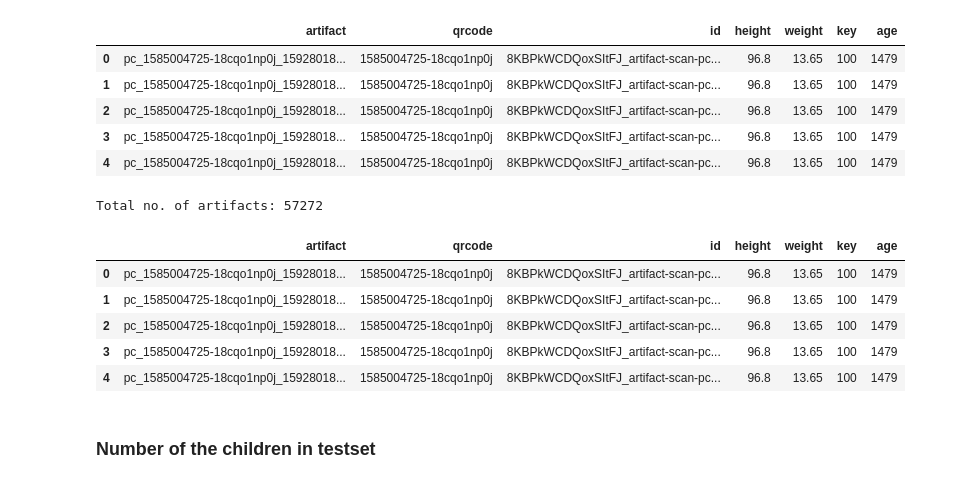
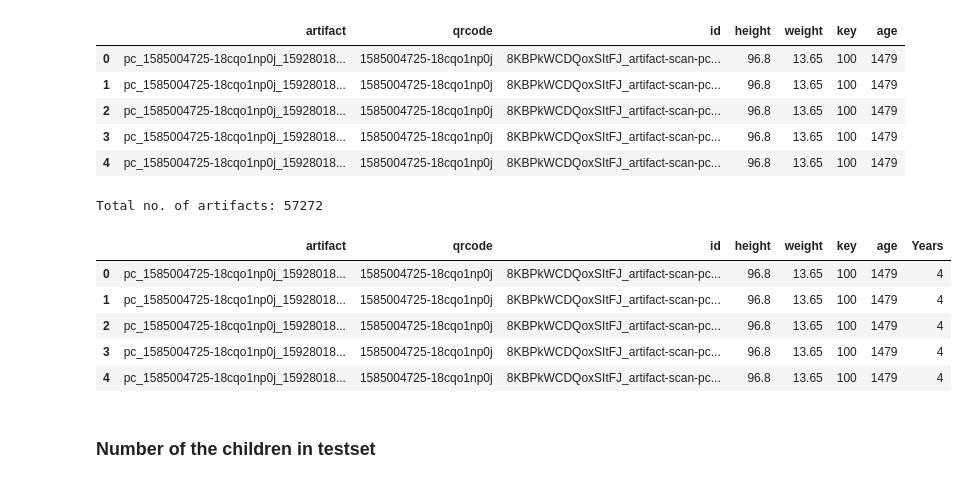
Before and after one commit to Welthungerhilfe/cgm-ml, a Jupyter notebook: src/data_utils/dataset_EDA/anon-depthmap-testset/EDA_anon-depthmap-testset.ipynb, the cells around one changed output. Drawn from its saved outputs; the diff is of its cells as text; code cells hidden in the pictures.

```diff
--- a/src/data_utils/dataset_EDA/anon-depthmap-testset/EDA_anon-depthmap-testset.ipynb
+++ b/src/data_utils/dataset_EDA/anon-depthmap-testset/EDA_anon-depthmap-testset.ipynb
@@ -46,15 +43,16 @@ testdata.head()
 # %%
 artifacts = pd.read_csv(DATASET_PATH / 'labels/testing.csv')
 print("Total no. of artifacts:", len(artifacts))
+artifacts['Years'] = artifacts.apply(convert_age_from_days_to_years, axis=1)
 artifacts.head()
 # %% [output]
 Total no. of artifacts: 57272
-|  | artifact | qrcode | id | height | weight | key | age |
-| 0 | pc_1585004725-18cqo1np0j_15928018... | 1585004725-18cqo1np0j | 8KBPkWCDQoxSItFJ_artifact-scan-pc... | 96.8 | 13.65 | 100 | 1479 |
-| 1 | pc_1585004725-18cqo1np0j_15928018... | 1585004725-18cqo1np0j | 8KBPkWCDQoxSItFJ_artifact-scan-pc... | 96.8 | 13.65 | 100 | 1479 |
-| 2 | pc_1585004725-18cqo1np0j_15928018... | 1585004725-18cqo1np0j | 8KBPkWCDQoxSItFJ_artifact-scan-pc... | 96.8 | 13.65 | 100 | 1479 |
-| 3 | pc_1585004725-18cqo1np0j_15928018... | 1585004725-18cqo1np0j | 8KBPkWCDQoxSItFJ_artifact-scan-pc... | 96.8 | 13.65 | 100 | 1479 |
-| 4 | pc_1585004725-18cqo1np0j_15928018... | 1585004725-18cqo1np0j | 8KBPkWCDQoxSItFJ_artifact-scan-pc... | 96.8 | 13.65 | 100 | 1479 |
+|  | artifact | qrcode | id | height | weight | key | age | Years |
+| 0 | pc_1585004725-18cqo1np0j_15928018... | 1585004725-18cqo1np0j | 8KBPkWCDQoxSItFJ_artifact-scan-pc... | 96.8 | 13.65 | 100 | 1479 | 4 |
+| 1 | pc_1585004725-18cqo1np0j_15928018... | 1585004725-18cqo1np0j | 8KBPkWCDQoxSItFJ_artifact-scan-pc... | 96.8 | 13.65 | 100 | 1479 | 4 |
+| 2 | pc_1585004725-18cqo1np0j_15928018... | 1585004725-18cqo1np0j | 8KBPkWCDQoxSItFJ_artifact-scan-pc... | 96.8 | 13.65 | 100 | 1479 | 4 |
+| 3 | pc_1585004725-18cqo1np0j_15928018... | 1585004725-18cqo1np0j | 8KBPkWCDQoxSItFJ_artifact-scan-pc... | 96.8 | 13.65 | 100 | 1479 | 4 |
+| 4 | pc_1585004725-18cqo1np0j_15928018... | 1585004725-18cqo1np0j | 8KBPkWCDQoxSItFJ_artifact-scan-pc... | 96.8 | 13.65 | 100 | 1479 | 4 |
 # %% [markdown]
 ### Number of the children in testset
 # %%
```
Also changed, not shown: parts of 3 cells of this notebook, 4 other files.
